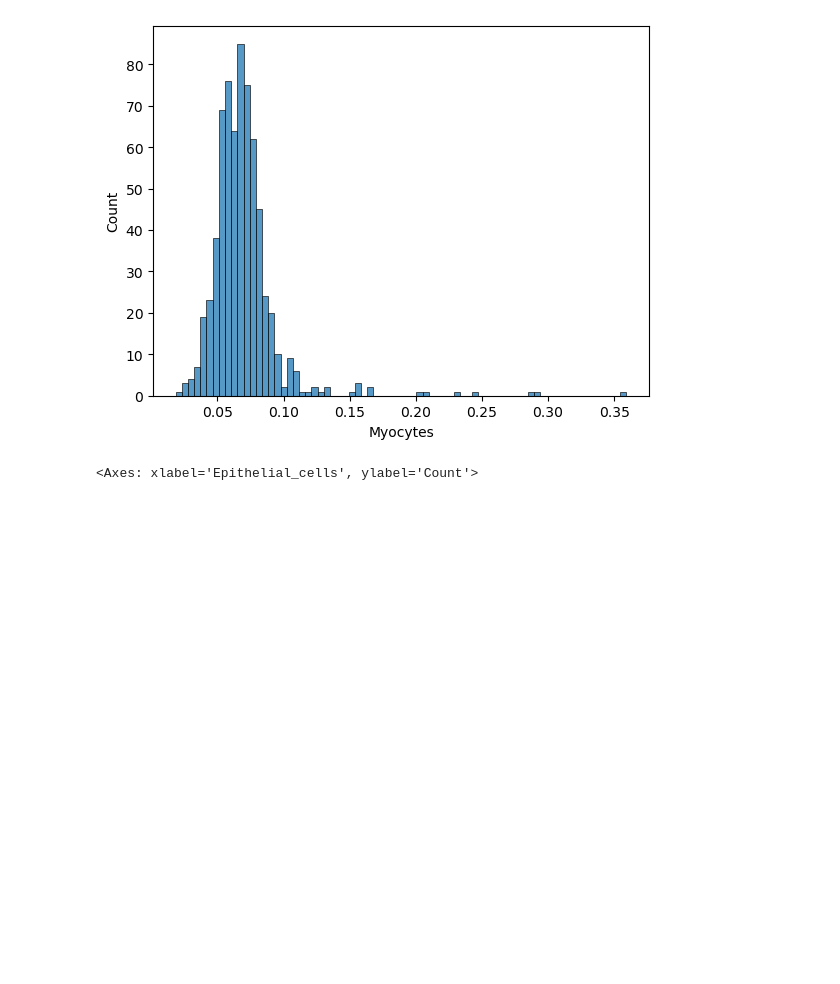
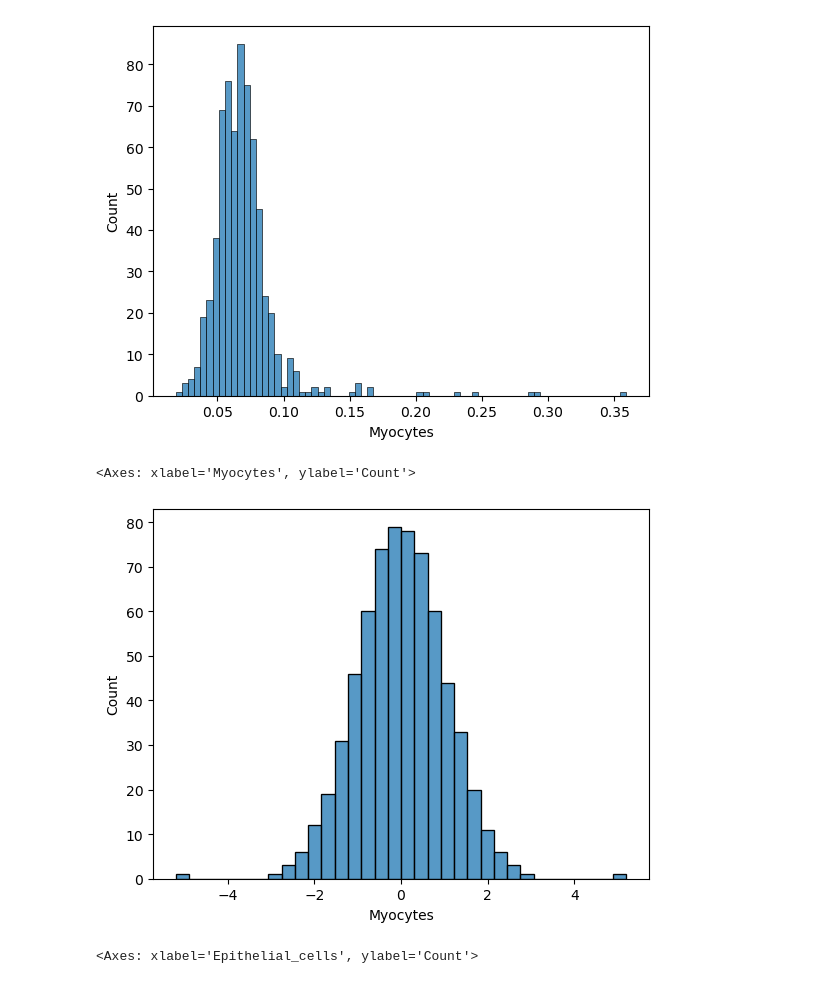
Before and after one commit to jmp448/hdcQTL, a Jupyter notebook: code/trans_qtl_calling/Untitled.ipynb, the cells around one changed output. Drawn from its saved outputs; the diff is of its cells as text; code cells hidden in the pictures; blank space fills up the shorter version.

```diff
--- a/code/trans_qtl_calling/Untitled.ipynb
+++ b/code/trans_qtl_calling/Untitled.ipynb
@@ -215,11 +218,20 @@ sns.histplot(heart_lv_epi['pval'])
 Look at distribution of cell type proportion across donors
 # %%
 artery_proportions = pd.read_csv("/home/jpopp/scratch16-abattle4/jpopp/ebQTL/data/trans_qtl_calling/gtex/celltype_proportions/proportions-Artery_Tibial.txt", sep="\t").set_index('cell_type')
+# %%
+artery_proportions_norm = quantile_transform(artery_proportions, axis=1, output_distribution='normal')
 # %%
 sns.histplot(artery_proportions.loc['Myocytes'])
 # %% [output]
 <Axes: xlabel='Myocytes', ylabel='Count'>
 [figure]
+# %%
+artery_proportions_norm = pd.DataFrame(artery_proportions_norm, index=artery_proportions.index, columns=artery_proportions.columns)
+# %%
+sns.histplot(artery_proportions_norm.loc['Myocytes'])
+# %% [output]
+<Axes: xlabel='Myocytes', ylabel='Count'>
+[figure, added]
 # %%
 sns.histplot(artery_proportions.loc['Epithelial_cells'])
 # %% [output]
```
Also changed, not shown: parts of 14 cells of this notebook, 4 other files.
